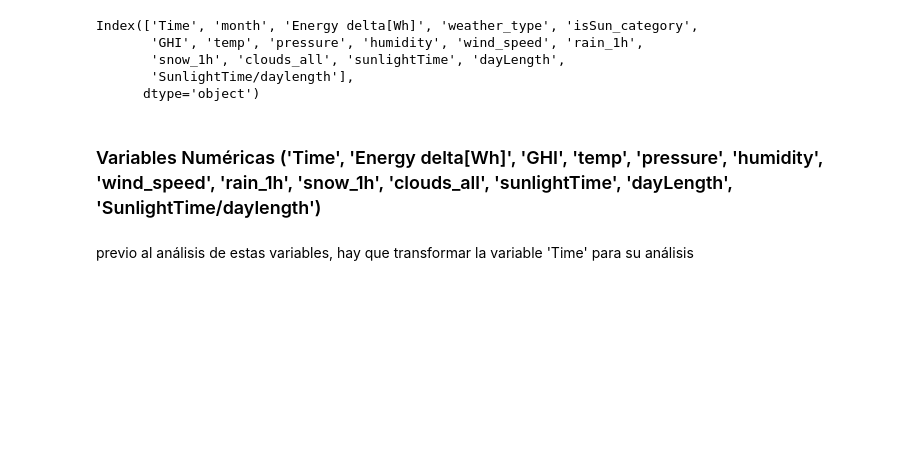
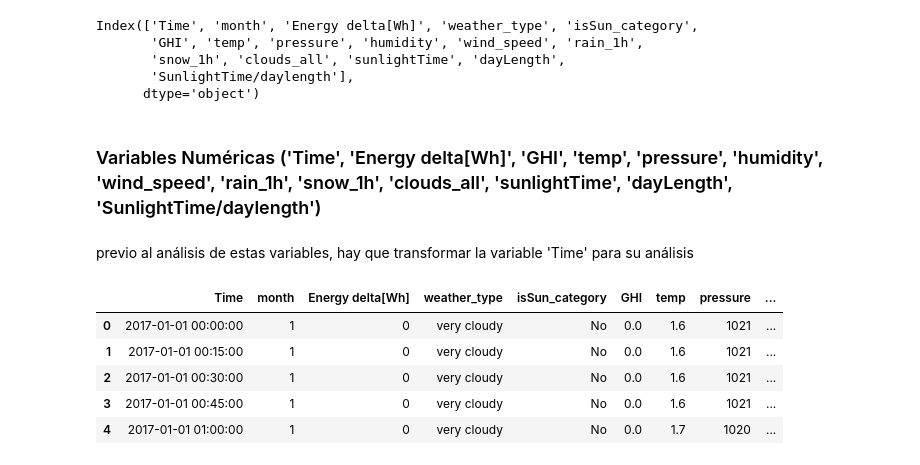
Before and after one commit to 4GeeksAcademy/Final-Project-JOF, a Jupyter notebook: src/explore.ipynb, the cells around one changed output. Cells and saved outputs as stored; diff of their text form; code cells hidden in the pictures; blank space fills up the shorter version.

```diff
--- a/src/explore.ipynb
+++ b/src/explore.ipynb
@@ -493,9 +493,19 @@ previo al análisis de estas variables, hay que transformar la variable 'Time' p
 # %%
 total_data['Time'] = pd.to_datetime(total_data['Time'])
 
 # Extraer Año, Mes y Hora
 total_data['year'] = total_data['Time'].dt.year
 total_data['month'] = total_data['Time'].dt.month
+total_data['day'] = total_data['Time'].dt.day
 total_data['hour'] = total_data['Time'].dt.hour
 total_data['minute'] = total_data['Time'].dt.minute
+
+total_data.head()
+# %% [output]
+|  | Time | month | Energy delta[Wh] | weather_type | isSun_category | GHI | temp | pressure | ... |
+| 0 | 2017-01-01 00:00:00 | 1 | 0 | very cloudy | No | 0.0 | 1.6 | 1021 | ... |
+| 1 | 2017-01-01 00:15:00 | 1 | 0 | very cloudy | No | 0.0 | 1.6 | 1021 | ... |
+| 2 | 2017-01-01 00:30:00 | 1 | 0 | very cloudy | No | 0.0 | 1.6 | 1021 | ... |
+| 3 | 2017-01-01 00:45:00 | 1 | 0 | very cloudy | No | 0.0 | 1.6 | 1021 | ... |
+| 4 | 2017-01-01 01:00:00 | 1 | 0 | very cloudy | No | 0.0 | 1.7 | 1020 | ... |
 # %%
```
Also changed, not shown: parts of 5 cells of this notebook, 2 other files.
